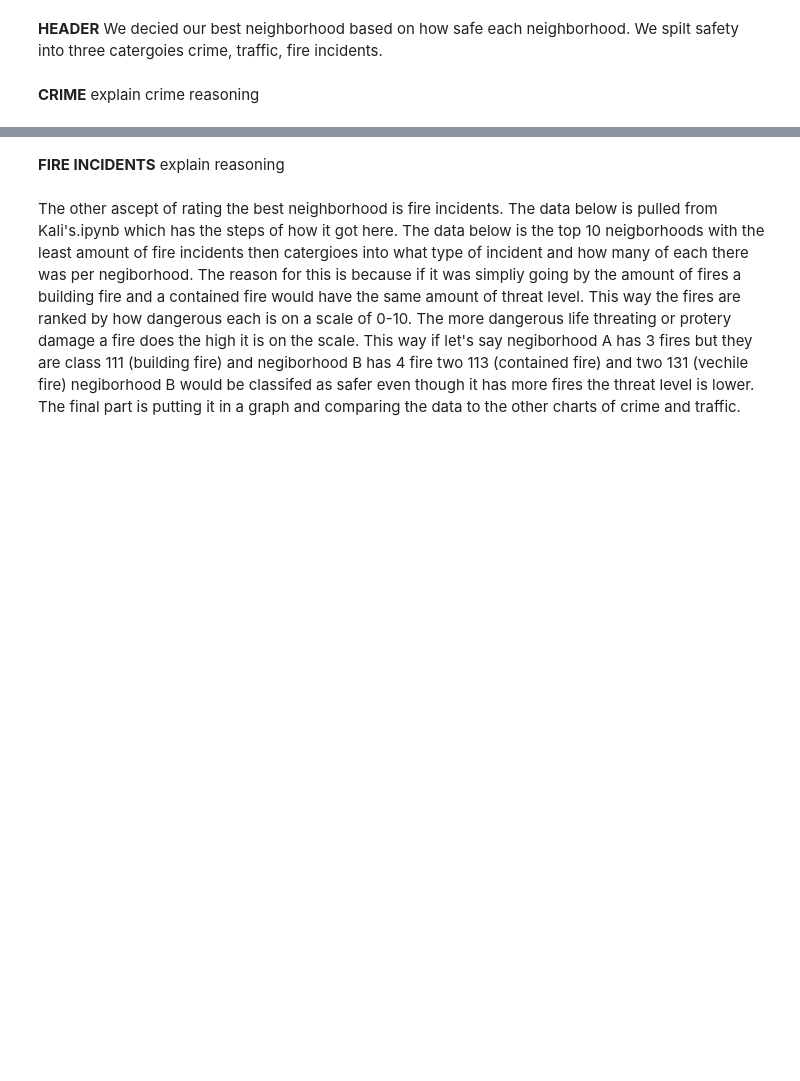
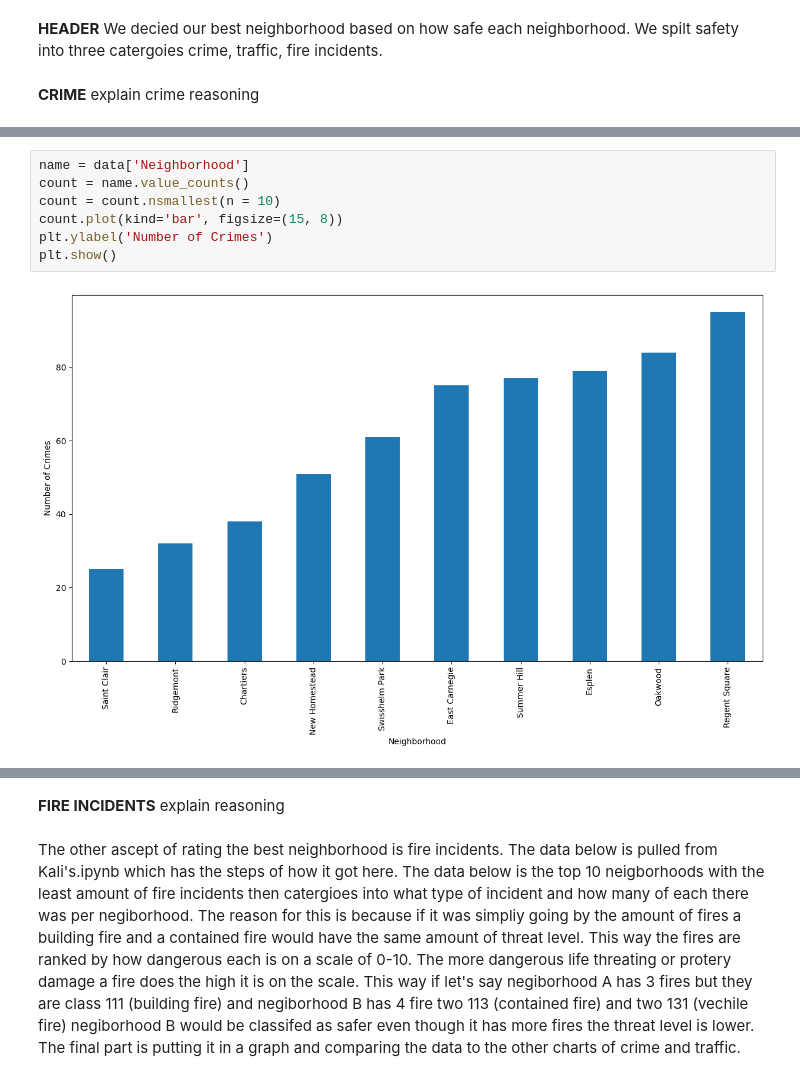
Before and after one commit to XRM2/Final-Project, a Jupyter notebook: FinalNotebook.ipynb, the cells around one changed output, grey strips where cells are left out. Saved outputs shown, nothing was run; the diff lists cells and outputs as text; blank space fills up the shorter version.

```diff
--- a/FinalNotebook.ipynb
+++ b/FinalNotebook.ipynb
@@ -6,0 +26,9 @@ explain crime reasoning
+# %%
+name = data['Neighborhood']
+count = name.value_counts()
+count = count.nsmallest(n = 10)
+count.plot(kind='bar', figsize=(15, 8))
+plt.ylabel('Number of Crimes')
+plt.show()
+# %% [output]
+[figure, added]
```
Also changed, not shown: parts of 3 cells of this notebook.
